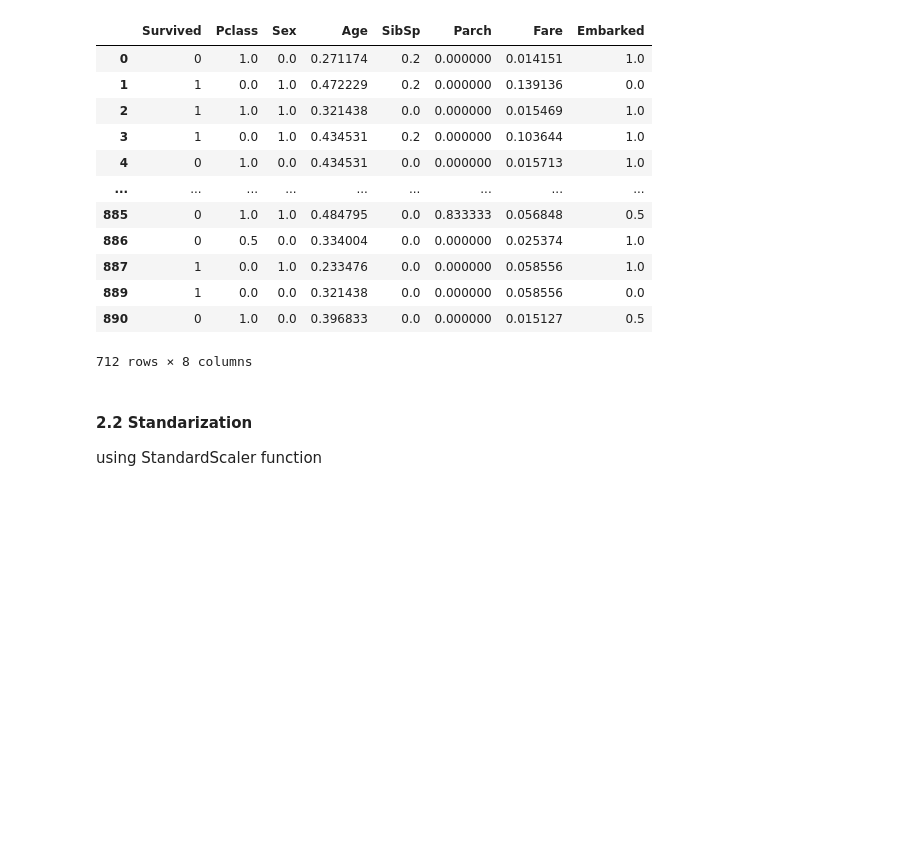
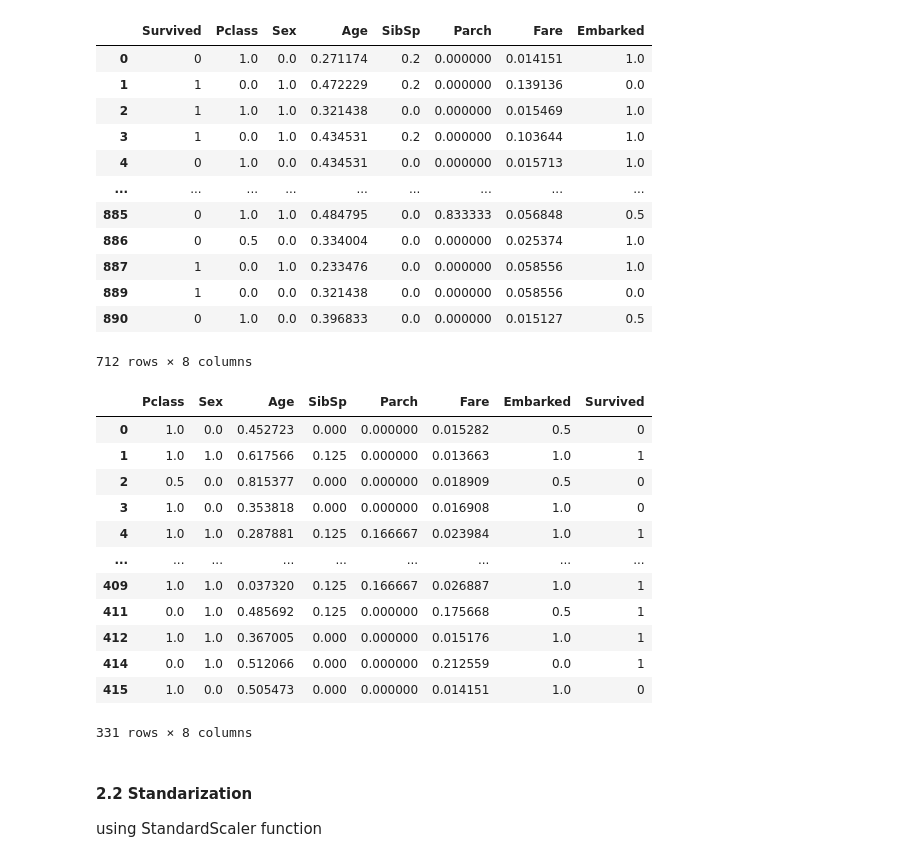
Before and after one commit to markopolo139/DataMiningAssignment1, a Jupyter notebook: titanic_classification.ipynb, the cells around one changed output. Drawn from its saved outputs; the diff is of its cells as text; code cells hidden in the pictures; blank space fills up the shorter version.

```diff
--- a/titanic_classification.ipynb
+++ b/titanic_classification.ipynb
@@ -185,6 +192,22 @@ titanic_train
 | 889 | 1 | 0.0 | 0.0 | 0.321438 | 0.0 | 0.000000 | 0.058556 | 0.0 |
 | 890 | 0 | 1.0 | 0.0 | 0.396833 | 0.0 | 0.000000 | 0.015127 | 0.5 |
 712 rows × 8 columns
+# %%
+titanic_test_minMax
+# %% [output]
+|  | Pclass | Sex | Age | SibSp | Parch | Fare | Embarked | Survived |
+| 0 | 1.0 | 0.0 | 0.452723 | 0.000 | 0.000000 | 0.015282 | 0.5 | 0 |
+| 1 | 1.0 | 1.0 | 0.617566 | 0.125 | 0.000000 | 0.013663 | 1.0 | 1 |
+| 2 | 0.5 | 0.0 | 0.815377 | 0.000 | 0.000000 | 0.018909 | 0.5 | 0 |
+| 3 | 1.0 | 0.0 | 0.353818 | 0.000 | 0.000000 | 0.016908 | 1.0 | 0 |
+| 4 | 1.0 | 1.0 | 0.287881 | 0.125 | 0.166667 | 0.023984 | 1.0 | 1 |
+| ... | ... | ... | ... | ... | ... | ... | ... | ... |
+| 409 | 1.0 | 1.0 | 0.037320 | 0.125 | 0.166667 | 0.026887 | 1.0 | 1 |
+| 411 | 0.0 | 1.0 | 0.485692 | 0.125 | 0.000000 | 0.175668 | 0.5 | 1 |
+| 412 | 1.0 | 1.0 | 0.367005 | 0.000 | 0.000000 | 0.015176 | 1.0 | 1 |
+| 414 | 0.0 | 1.0 | 0.512066 | 0.000 | 0.000000 | 0.212559 | 0.0 | 1 |
+| 415 | 1.0 | 0.0 | 0.505473 | 0.000 | 0.000000 | 0.014151 | 1.0 | 0 |
+331 rows × 8 columns
 # %% [markdown]
 #### 2.2 Standarization
 
```
Also changed, not shown: parts of 15 cells of this notebook, 1 other file.
